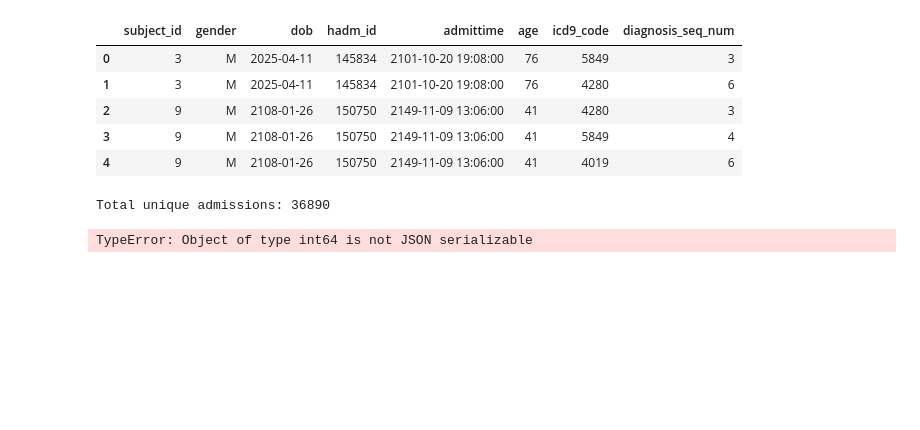
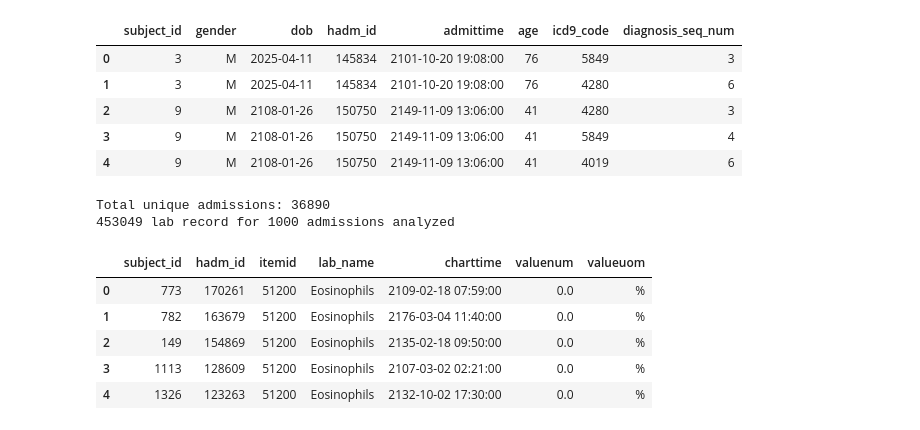
Before and after one commit to ddmulholland/MIMIC_ML_DL, a Jupyter notebook: MIMIC_ML_DL.ipynb, the cells around one changed output. Saved outputs shown, nothing was run; the diff lists cells and outputs as text; code cells hidden in the pictures; blank space fills up the shorter version.

```diff
--- a/MIMIC_ML_DL.ipynb
+++ b/MIMIC_ML_DL.ipynb
@@ -175,33 +177,41 @@ SELECT
   l.itemid,
   d.label as lab_name,
   l.charttime,
   l.valuenum,
   l.valueuom
 FROM
-  physionet-data.mimiciii.labevents l
+  physionet-data.mimiciii_clinical.labevents l
 JOIN
-  physionet-data.mimiciii.d_labitems d
+  physionet-data.mimiciii_clinical.d_labitems d
 ON
   l.itemid = d.itemid
 WHERE
   l.hadm_id IN UNNEST(@hadm_ids)
   AND l.valuenum IS NOT NULL
 """
 
 # unique hadm_ids to remove duplicate admissions
 hadm_ids = list(patient_diagnoses['hadm_id'].unique())
+hadm_ids = [int(id) for id in hadm_ids]
 print(f"Total unique admissions: {len(hadm_ids)}")
 
 hadm_subset = hadm_ids[:1000]
 
 job_config = bigquery.QueryJobConfig(
     query_parameters=[
         bigquery.ArrayQueryParameter("hadm_ids", "INTEGER", hadm_subset),
     ]
 )
 
 lab_data = bq_client.query(query_labs, job_config=job_config).to_dataframe()
 print(f"{len(lab_data)} lab record for {len(hadm_subset)} admissions analyzed")
+lab_data.head()
 # %% [output]
 Total unique admissions: 36890
+453049 lab record for 1000 admissions analyzed
-TypeError: Object of type int64 is not JSON serializable
+|  | subject_id | hadm_id | itemid | lab_name | charttime | valuenum | valueuom |
+| 0 | 773 | 170261 | 51200 | Eosinophils | 2109-02-18 07:59:00 | 0.0 | % |
+| 1 | 782 | 163679 | 51200 | Eosinophils | 2176-03-04 11:40:00 | 0.0 | % |
+| 2 | 149 | 154869 | 51200 | Eosinophils | 2135-02-18 09:50:00 | 0.0 | % |
+| 3 | 1113 | 128609 | 51200 | Eosinophils | 2107-03-02 02:21:00 | 0.0 | % |
+| 4 | 1326 | 123263 | 51200 | Eosinophils | 2132-10-02 17:30:00 | 0.0 | % |
```
Also changed, not shown: parts of 6 cells of this notebook.
